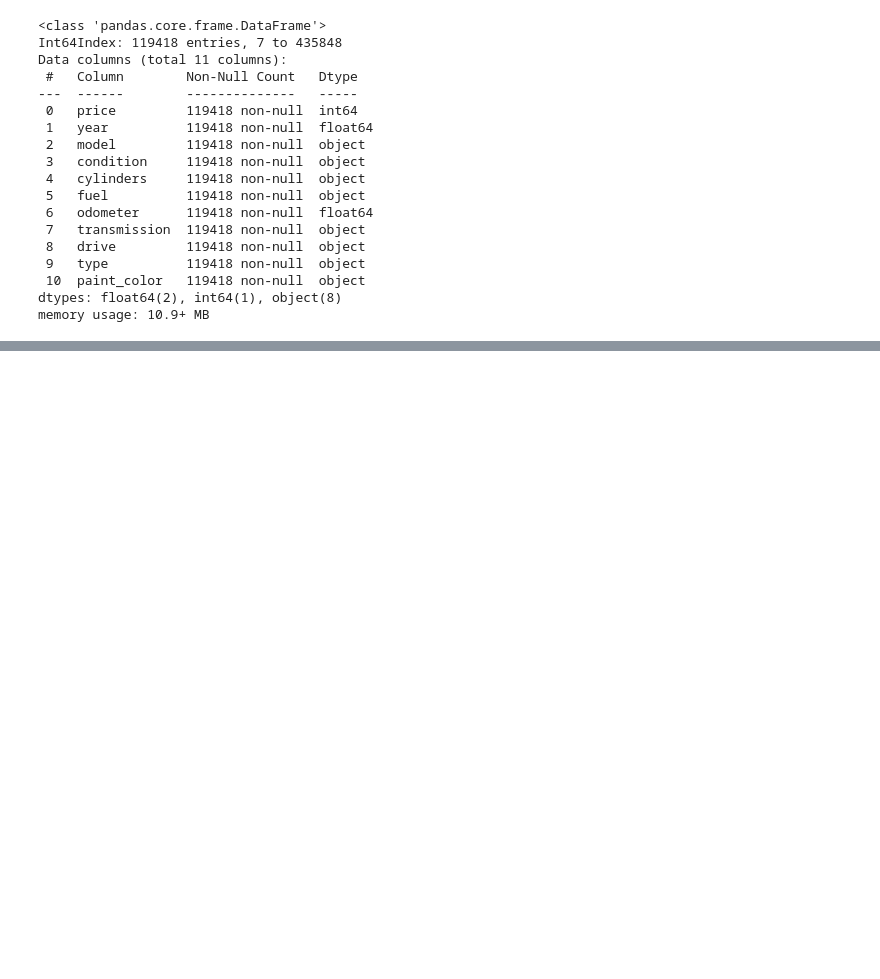
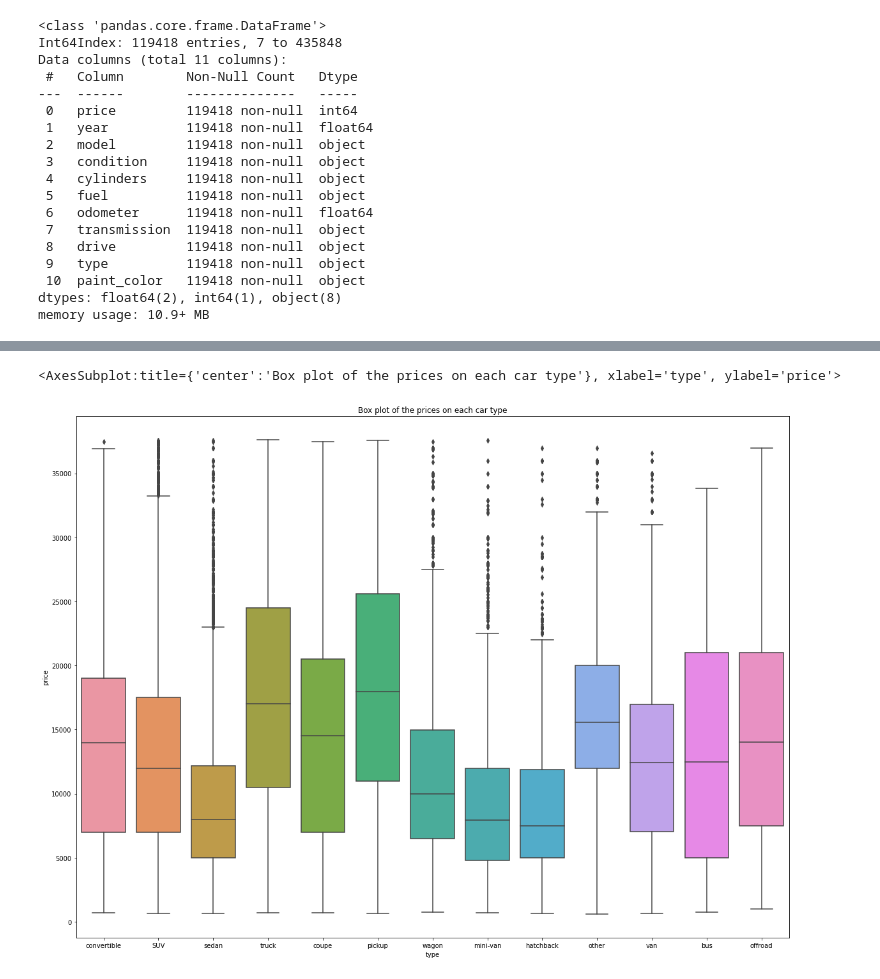
Before and after one commit to rdalexis/uw-ece657a-project-group25, a Jupyter notebook: Used_Car_Price_Prediction.ipynb, the cells around one changed output, grey strips where cells are left out. Saved outputs shown, nothing was run; the diff lists cells and outputs as text; code cells hidden in the pictures; blank space fills up the shorter version.

```diff
--- a/Used_Car_Price_Prediction.ipynb
+++ b/Used_Car_Price_Prediction.ipynb
@@ -280,0 +352,7 @@ dataset.to_csv('data_after_cleaning.csv')
+# %%
+fig, ax = plt.subplots(figsize=(20,15))
+ax.set_title('Box plot of the prices on each car type')
+sns.boxplot(x='type', y='price', data = dataset)
+# %% [output]
+<AxesSubplot:title={'center':'Box plot of the prices on each car type'}, xlabel='type', ylabel='price'>
+[figure, added]
```
Also changed, not shown: parts of 36 cells of this notebook.
